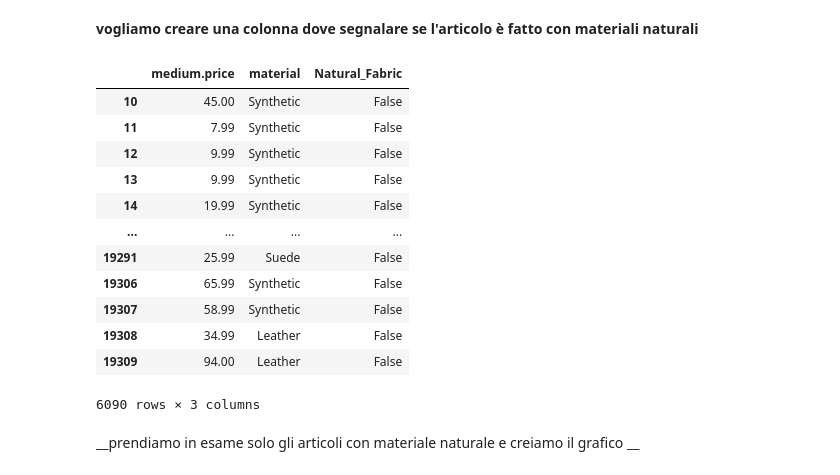
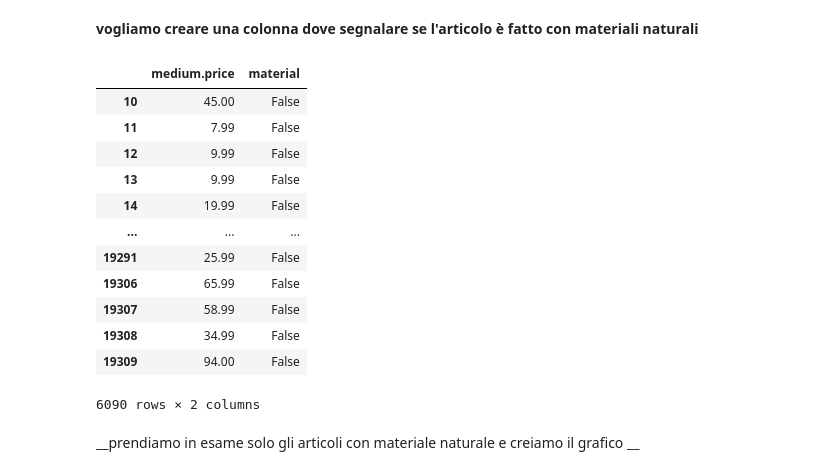
Before and after one commit to danidemi/corso-ifoa-machine-learning, a Jupyter notebook: Conselvan-Claudia/Team_data/distribuzione fasce di prezzo per materiale MAN.ipynb, the cells around one changed output. Saved outputs shown, nothing was run; the diff lists cells and outputs as text; code cells hidden in the pictures.

```diff
--- a/Conselvan-Claudia/Team_data/distribuzione fasce di prezzo per materiale MAN.ipynb
+++ b/Conselvan-Claudia/Team_data/distribuzione fasce di prezzo per materiale MAN.ipynb
@@ -298,7 +298,7 @@ def m1(x):
 t['material']=t['material'].apply(m1)
 # %%
 def m(x):
-    if x=='Synthetics':
+    if x=='Synthetics' or x=='Plastic':
         x='Synthetic'
         return x
     else:
@@ -361,3 +361,16 @@ def m1(x):
         return m(x)
 
 t['material']=t['material'].apply(m1)
+# %%
+def m(x):
+    if x=='Synthetic-And-Mesh':
+        x='Mesh'
+        return x
+    else:
+        return x
+
+def m1(x):
+    for i in x:
+        return m(x)
+
+t['material']=t['material'].apply(m1)
@@ -382,19 +414,19 @@ t['Natural_Fabric']= t['material'].apply(g)
-# %%
-t
-# %% [output]
-|  | medium.price | material | Natural_Fabric |
-| 10 | 45.00 | Synthetic | False |
-| 11 | 7.99 | Synthetic | False |
-| 12 | 9.99 | Synthetic | False |
-| 13 | 9.99 | Synthetic | False |
-| 14 | 19.99 | Synthetic | False |
-| ... | ... | ... | ... |
-| 19291 | 25.99 | Suede | False |
-| 19306 | 65.99 | Synthetic | False |
-| 19307 | 58.99 | Synthetic | False |
-| 19308 | 34.99 | Leather | False |
-| 19309 | 94.00 | Leather | False |
-6090 rows × 3 columns
+# %%
+df_nat
+# %% [output]
+|  | medium.price | material |
+| 10 | 45.00 | False |
+| 11 | 7.99 | False |
+| 12 | 9.99 | False |
+| 13 | 9.99 | False |
+| 14 | 19.99 | False |
+| ... | ... | ... |
+| 19291 | 25.99 | False |
+| 19306 | 65.99 | False |
+| 19307 | 58.99 | False |
+| 19308 | 34.99 | False |
+| 19309 | 94.00 | False |
+6090 rows × 2 columns
 # %% [markdown]
 __prendiamo in esame solo gli articoli con materiale naturale e creiamo il grafico __
 # %%
```
Also changed, not shown: parts of 10 cells of this notebook.
